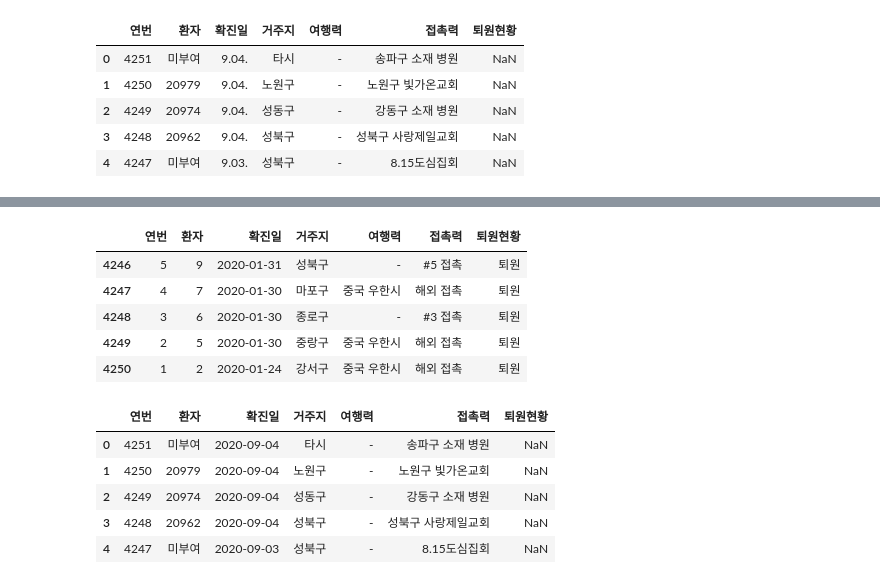
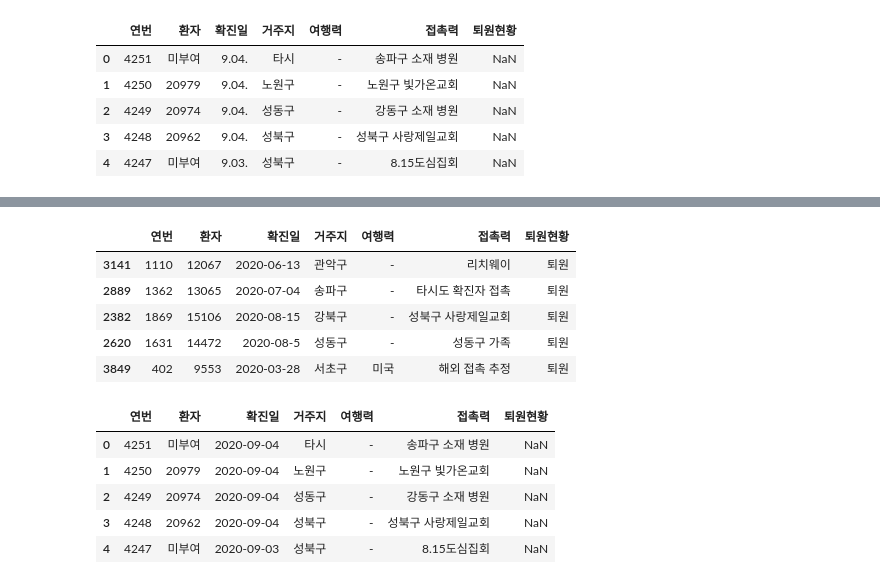
Before and after one commit to snoop2head/covid19_unknown_spread, a Jupyter notebook: predict.ipynb, the cells around one changed output, grey strips where cells are left out. Drawn from its saved outputs; the diff is of its cells as text; code cells hidden in the pictures.

```diff
--- a/predict.ipynb
+++ b/predict.ipynb
@@ -153,12 +140,12 @@ df_date.to_csv("./dataset_predict/df_wrangle.csv", index=False)
-# %%
-df_date.tail()
-# %% [output]
-|  | 연번 | 환자 | 확진일 | 거주지 | 여행력 | 접촉력 | 퇴원현황 |
-| 4246 | 5 | 9 | 2020-01-31 | 성북구 | - | #5 접촉 | 퇴원 |
-| 4247 | 4 | 7 | 2020-01-30 | 마포구 | 중국 우한시 | 해외 접촉 | 퇴원 |
-| 4248 | 3 | 6 | 2020-01-30 | 종로구 | - | #3 접촉 | 퇴원 |
-| 4249 | 2 | 5 | 2020-01-30 | 중랑구 | 중국 우한시 | 해외 접촉 | 퇴원 |
-| 4250 | 1 | 2 | 2020-01-24 | 강서구 | 중국 우한시 | 해외 접촉 | 퇴원 |
+# %%
+df_date.sample(5)
+# %% [output]
+|  | 연번 | 환자 | 확진일 | 거주지 | 여행력 | 접촉력 | 퇴원현황 |
+| 3141 | 1110 | 12067 | 2020-06-13 | 관악구 | - | 리치웨이 | 퇴원 |
+| 2889 | 1362 | 13065 | 2020-07-04 | 송파구 | - | 타시도 확진자 접촉 | 퇴원 |
+| 2382 | 1869 | 15106 | 2020-08-15 | 강북구 | - | 성북구 사랑제일교회 | 퇴원 |
+| 2620 | 1631 | 14472 | 2020-08-5 | 성동구 | - | 성동구 가족 | 퇴원 |
+| 3849 | 402 | 9553 | 2020-03-28 | 서초구 | 미국 | 해외 접촉 추정 | 퇴원 |
 # %%
 df = df_date.copy()
 df.head()
```
Also changed, not shown: parts of 28 cells of this notebook, 2 other files.
